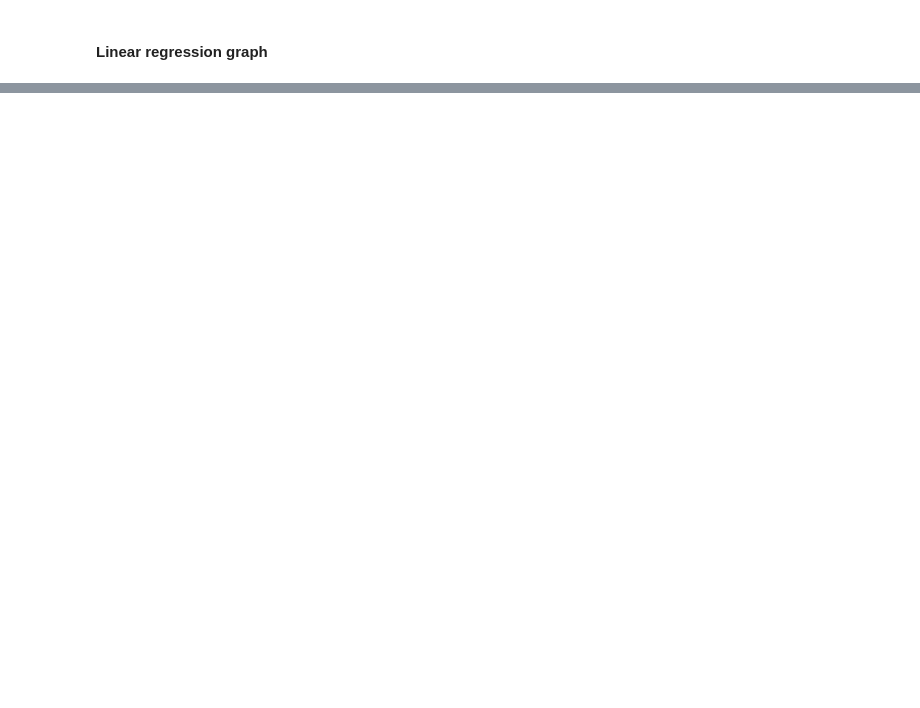
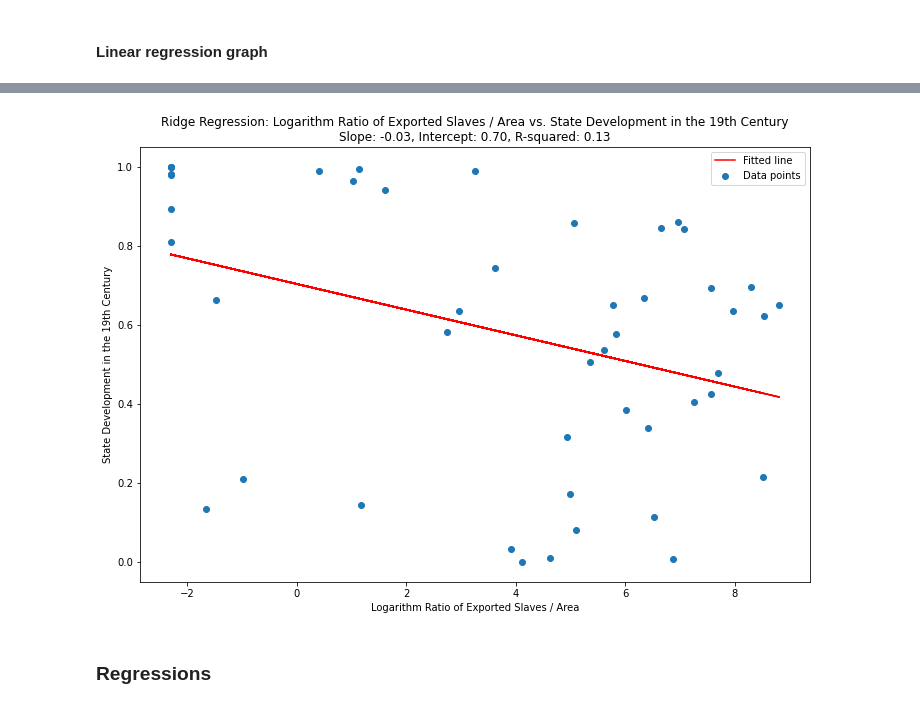
Before and after one commit to blankhall98/Replication-Work-THE-LONG-TERM-EFFECTS-OF-AFRICA-S-SLAVE-TRADES, a Jupyter notebook: scripts/Replication File.ipynb, the cells around one changed output, grey strips where cells are left out. Drawn from its saved outputs; the diff is of its cells as text; code cells hidden in the pictures; blank space fills up the shorter version.

```diff
--- a/scripts/Replication File.ipynb
+++ b/scripts/Replication File.ipynb
@@ -134,0 +143,46 @@ plt.show()
+# %%
+from sklearn.linear_model import Ridge
+from sklearn.metrics import r2_score
+
+# Assuming slave_db is your DataFrame and is already defined
+# Example: slave_db = pd.DataFrame({'ln_pop_dens_1400': np.random.rand(10), 'ln_export_area': np.random.rand(10)})
+
+var1 = 'ln_export_area'
+var2 = 'state_dev'
+base = slave_db.dropna()
+
+name_var1 = 'Logarithm Ratio of Exported Slaves / Area'
+name_var2 = 'State Development in the 19th Century'
+
+# Reshape data for model
+X = base[var1].values.reshape(-1, 1)
+y = base[var2].values
+
+# Fit Ridge Regression
+ridge_model = Ridge(alpha=1.0)  # Adjust alpha as needed
+ridge_model.fit(X, y)
+
+# Calculate predictions for the regression line
+regression_line = ridge_model.predict(X)
+
+# Calculate R-squared
+r_squared = r2_score(y, regression_line)
+
+# Extract slope and intercept for plotting and interpretation
+slope = ridge_model.coef_[0]
+intercept = ridge_model.intercept_
+
+# Plot
+plt.figure(figsize=(12, 8))
+plt.title(f"Ridge Regression: {name_var1} vs. {name_var2}\n"
+          f"Slope: {slope:.2f}, Intercept: {intercept:.2f}, R-squared: {r_squared:.2f}")
+plt.scatter(X, y, label='Data points')
+plt.plot(X, regression_line, 'r', label='Fitted line')
+plt.xlabel(name_var1)
+plt.ylabel(name_var2)
+plt.legend()
+plt.show()
+# %% [output]
+[figure, added]
+# %% [markdown]
+### Regressions
```
Also changed, not shown: parts of 22 cells of this notebook, 6 other files.
